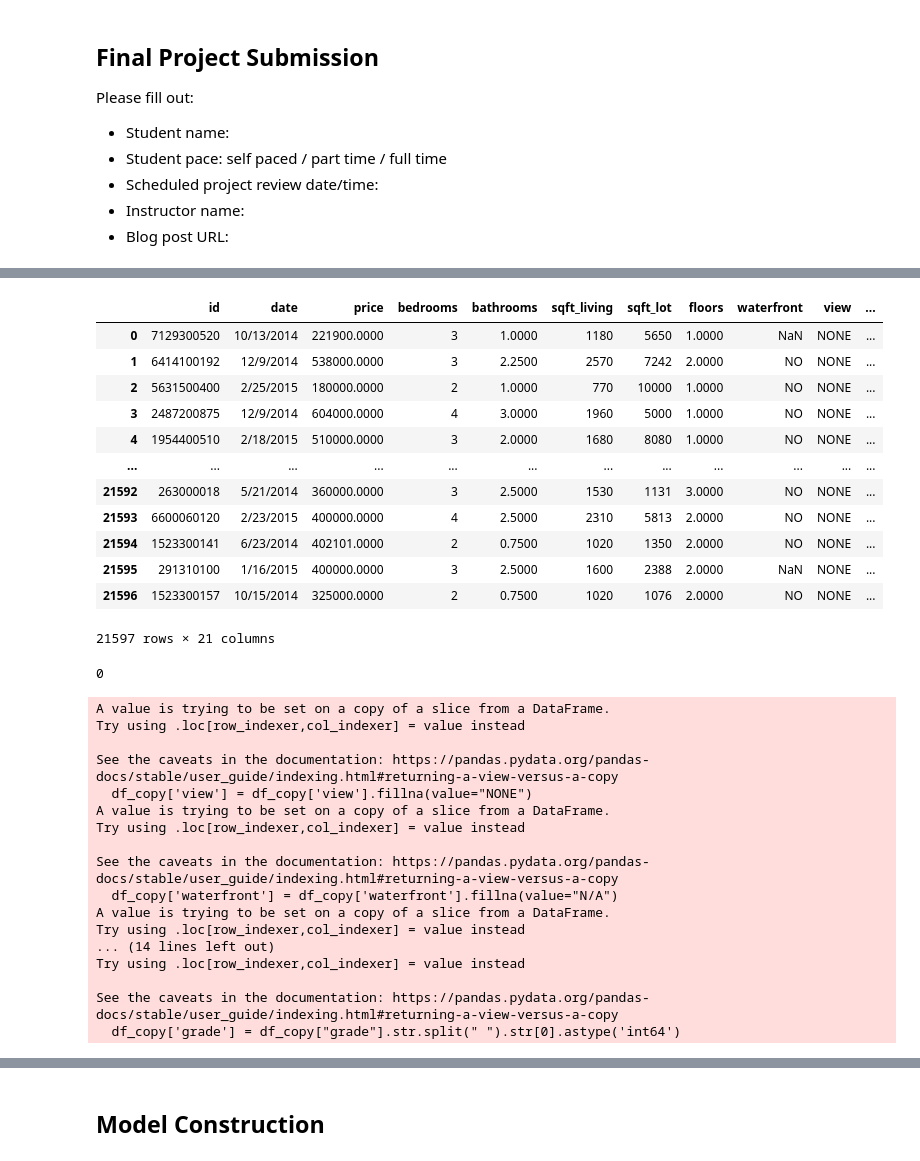
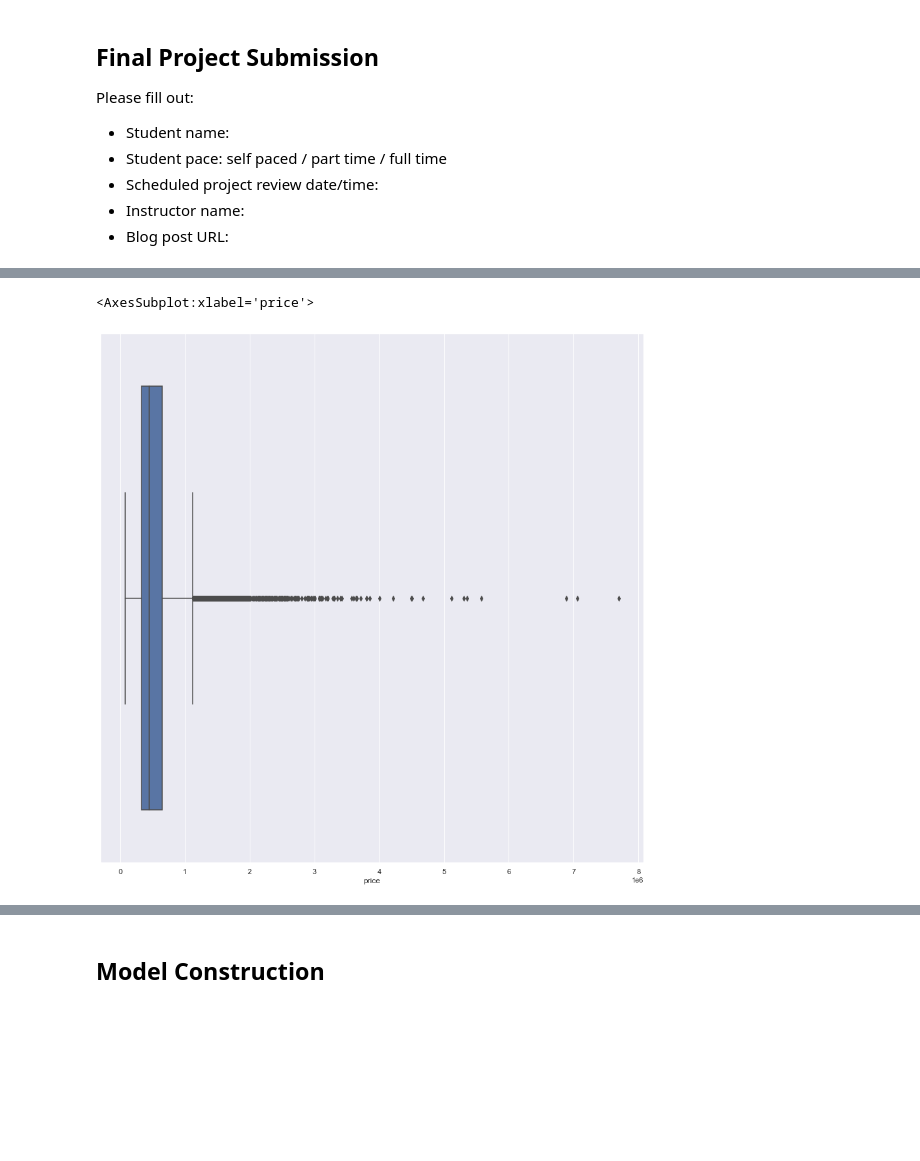
Before and after one commit to anguyen61191/NorthWestCountyProject, a Jupyter notebook: Julian_Notebook.ipynb, the cells around one changed output, grey strips where cells are left out. Drawn from its saved outputs; the diff is of its cells as text; code cells hidden in the pictures; blank space fills up the shorter version.

```diff
--- a/Julian_Notebook.ipynb
+++ b/Julian_Notebook.ipynb
@@ -116,0 +55,6 @@ memory usage: 3.5+ MB
+# %%
+fig, ax = plt.subplots(figsize = (15, 15))
+sns.boxplot(x= df["price"])
+# %% [output]
+<AxesSubplot:xlabel='price'>
+[figure, added]
@@ -125,47 +109,0 @@ y_test_ori = testing_data_ori['price']
-# %%
-df_copy = df.copy()
-df_copy
-# %% [output]
-|  | id | date | price | bedrooms | bathrooms | sqft_living | sqft_lot | floors | waterfront | view | ... |
-| 0 | 7129300520 | 10/13/2014 | 221900.0000 | 3 | 1.0000 | 1180 | 5650 | 1.0000 | NaN | NONE | ... |
-| 1 | 6414100192 | 12/9/2014 | 538000.0000 | 3 | 2.2500 | 2570 | 7242 | 2.0000 | NO | NONE | ... |
-| 2 | 5631500400 | 2/25/2015 | 180000.0000 | 2 | 1.0000 | 770 | 10000 | 1.0000 | NO | NONE | ... |
-| 3 | 2487200875 | 12/9/2014 | 604000.0000 | 4 | 3.0000 | 1960 | 5000 | 1.0000 | NO | NONE | ... |
-| 4 | 1954400510 | 2/18/2015 | 510000.0000 | 3 | 2.0000 | 1680 | 8080 | 1.0000 | NO | NONE | ... |
-| ... | ... | ... | ... | ... | ... | ... | ... | ... | ... | ... | ... |
-| 21592 | 263000018 | 5/21/2014 | 360000.0000 | 3 | 2.5000 | 1530 | 1131 | 3.0000 | NO | NONE | ... |
-| 21593 | 6600060120 | 2/23/2015 | 400000.0000 | 4 | 2.5000 | 2310 | 5813 | 2.0000 | NO | NONE | ... |
-| 21594 | 1523300141 | 6/23/2014 | 402101.0000 | 2 | 0.7500 | 1020 | 1350 | 2.0000 | NO | NONE | ... |
-| 21595 | 291310100 | 1/16/2015 | 400000.0000 | 3 | 2.5000 | 1600 | 2388 | 2.0000 | NaN | NONE | ... |
-| 21596 | 1523300157 | 10/15/2014 | 325000.0000 | 2 | 0.7500 | 1020 | 1076 | 2.0000 | NO | NONE | ... |
-21597 rows × 21 columns
-# %%
-df_copy = df_copy.drop_duplicates(subset= ['id'], keep = "last")
-df_copy['id'].duplicated().sum()
-# %% [output]
-0
-# %%
-df_copy['view'] = df_copy['view'].fillna(value="NONE")
-df_copy['waterfront'] = df_copy['waterfront'].fillna(value="N/A")
-df_copy['yr_renovated'] = df_copy['yr_renovated'].fillna(value= 0.0)
-df_copy['sqft_basement'] = df_copy['sqft_basement'].apply(lambda x: x.replace("?", "0.0"))
-df_copy['sqft_basement'] = df_copy['sqft_basement'].astype("float64")
-df_copy['grade'] = df_copy["grade"].str.split(" ").str[0].astype('int64')
-# %% [output]
-A value is trying to be set on a copy of a slice from a DataFrame.
-Try using .loc[row_indexer,col_indexer] = value instead
-
-See the caveats in the documentation: https://pandas.pydata.org/pandas-docs/stable/user_guide/indexing.html#returning-a-view-versus-a-copy
-  df_copy['view'] = df_copy['view'].fillna(value="NONE")
-A value is trying to be set on a copy of a slice from a DataFrame.
-Try using .loc[row_indexer,col_indexer] = value instead
-
-See the caveats in the documentation: https://pandas.pydata.org/pandas-docs/stable/user_guide/indexing.html#returning-a-view-versus-a-copy
-  df_copy['waterfront'] = df_copy['waterfront'].fillna(value="N/A")
-A value is trying to be set on a copy of a slice from a DataFrame.
-Try using .loc[row_indexer,col_indexer] = value instead
-... (14 lines left out)
-Try using .loc[row_indexer,col_indexer] = value instead
-
-See the caveats in the documentation: https://pandas.pydata.org/pandas-docs/stable/user_guide/indexing.html#returning-a-view-versus-a-copy
-  df_copy['grade'] = df_copy["grade"].str.split(" ").str[0].astype('int64')
```
Also changed, not shown: parts of 75 cells of this notebook.
